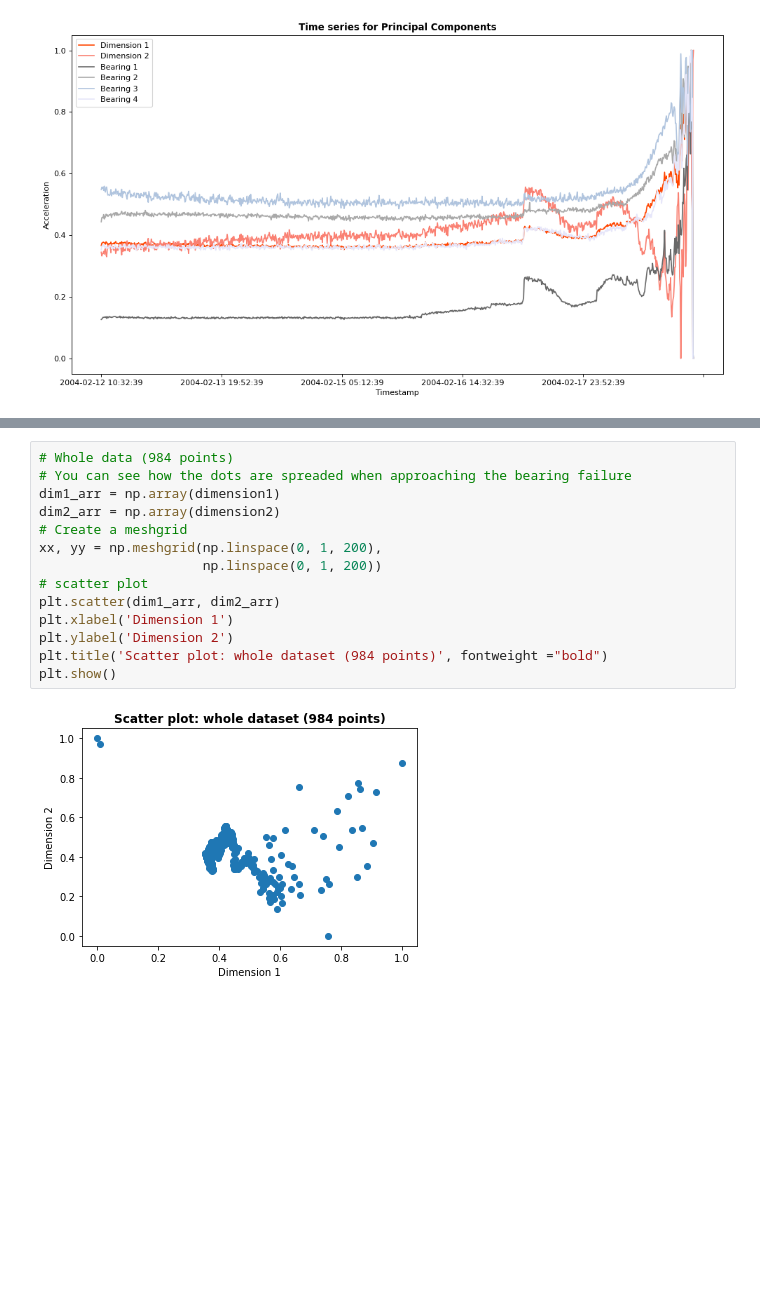
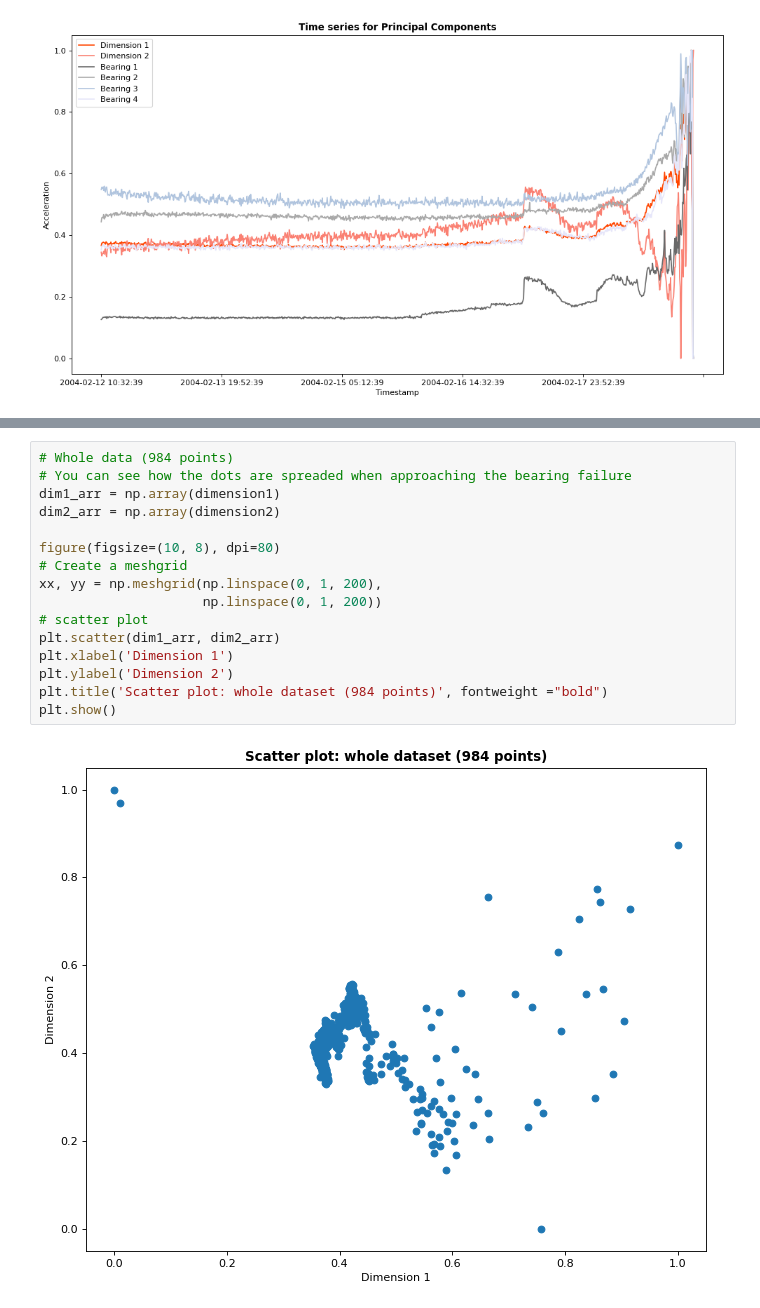
Before and after one commit to therobotacademy/kaggle-anomaly-detection, a Jupyter notebook: data/NASAbearingDataset-EDA_PCA.ipynb, the cells around one changed output, grey strips where cells are left out. Drawn from its saved outputs; the diff is of its cells as text; blank space fills up the shorter version.

```diff
--- a/data/NASAbearingDataset-EDA_PCA.ipynb
+++ b/data/NASAbearingDataset-EDA_PCA.ipynb
@@ -215,16 +223,18 @@ plt.show()
 # %%
 # Whole data (984 points)
 # You can see how the dots are spreaded when approaching the bearing failure
 dim1_arr = np.array(dimension1)
 dim2_arr = np.array(dimension2)
+
+figure(figsize=(10, 8), dpi=80)
 # Create a meshgrid
 xx, yy = np.meshgrid(np.linspace(0, 1, 200),
                      np.linspace(0, 1, 200))
 # scatter plot
 plt.scatter(dim1_arr, dim2_arr)
 plt.xlabel('Dimension 1')
 plt.ylabel('Dimension 2')
 plt.title('Scatter plot: whole dataset (984 points)', fontweight ="bold")
 plt.show()
 # %% [output]
-[figure, old version]
+[figure, new version]
```
Also changed, not shown: parts of 3 cells of this notebook.
